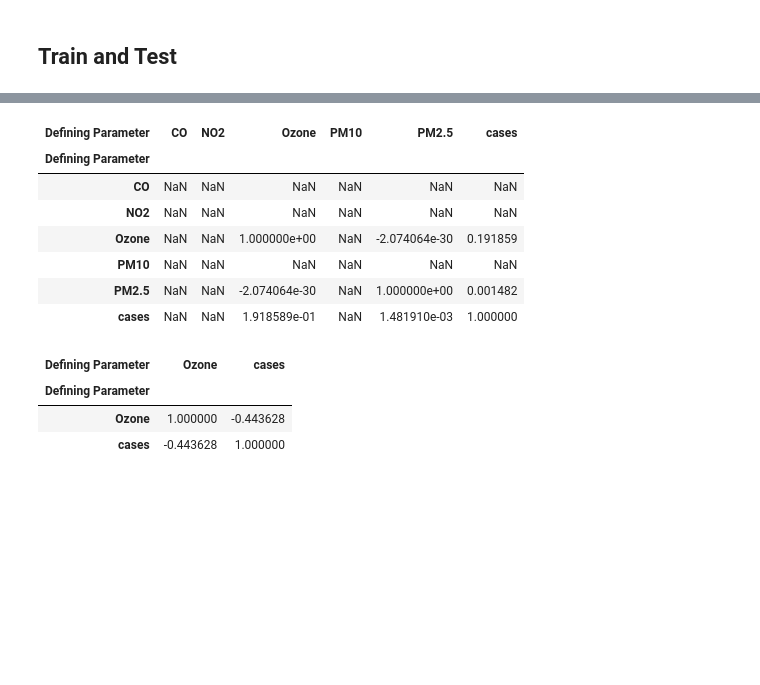
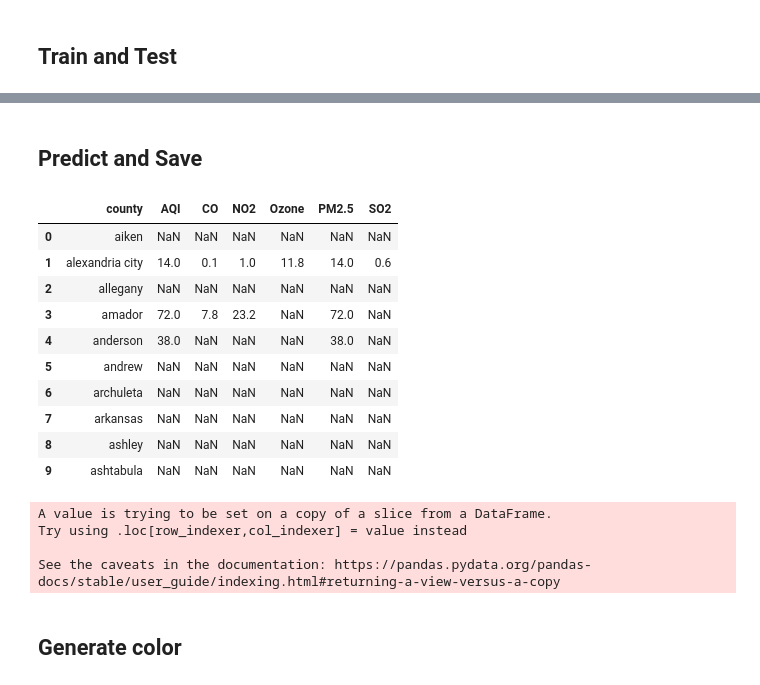
Before and after one commit to Chinmay-KB/cfg2020, a Jupyter notebook: backend/AQI-Covid-Correlation.ipynb, the cells around one changed output, grey strips where cells are left out. Drawn from its saved outputs; the diff is of its cells as text; code cells hidden in the pictures; blank space fills up the shorter version.

```diff
--- a/backend/AQI-Covid-Correlation.ipynb
+++ b/backend/AQI-Covid-Correlation.ipynb
@@ -11,6 +11,8 @@ aqi_url='https://aqs.epa.gov/aqsweb/airdata/daily_aqi_by_county_2020.zip'
 aqi_zip='daily_aqi_by_county_2020.zip'
 aqi_file='daily_aqi_by_county_2020.csv'
 # thresh_pcntg = 0.6 # drop parameter if fraction of null is less than this fraction
+# %%
+incubationPeriod=5
 # %% [markdown]
 ## Download data
 # %%
@@ -110,6 +120,8 @@ for county, cvidCounty in cvidByCounty.items():
 
     cvid_aqiByCounty[county]=aqiByCounty[county].copy()
     cvid_aqiByCounty[county]['cases']=cvidByCounty[county]['cases'].tolist()
+    cvid_aqiByCounty[county]['cases']=cvid_aqiByCounty[county]['cases'].shift(incubationPeriod)
+    cvid_aqiByCounty[county]=cvid_aqiByCounty[county].iloc[incubationPeriod:]
 
 
 #     cvid_aqiByCounty[county]=cvid_aqiByCounty[county].fillna(cvid_aqiByCounty[county].mean())
@@ -120,6 +132,9 @@ for county, cvidCounty in cvidByCounty.items():
         cvid_aqiByCounty.pop(county)
         continue
 
+    cvid_aqiByCounty[county]=cvid_aqiByCounty[county].sort_values(['Date'])
+    temp=pd.Series([0] + cvid_aqiByCounty[county].cases.tolist()[:-1]).to_numpy()
+    cvid_aqiByCounty[county].cases=cvid_aqiByCounty[county].cases.to_numpy() - temp
     print(county, len(cvidByCounty[county]), len(aqiByCounty[county]), len(cvid_aqiByCounty[county]))
 
     print(cvid_aqiByCounty[county].isna().sum())
@@ -188,18 +213,2 @@ pickle.dump(model, open(filename, 'wb'))
-# %%
-cvid_aqiByCounty['ada'].drop(columns=['Date']).corr()
-# %% [output]
-| Defining Parameter | CO | NO2 | Ozone | PM10 | PM2.5 | cases |
-| Defining Parameter |  |  |  |  |  |  |
-| CO | NaN | NaN | NaN | NaN | NaN | NaN |
-| NO2 | NaN | NaN | NaN | NaN | NaN | NaN |
-| Ozone | NaN | NaN | 1.000000e+00 | NaN | -2.074064e-30 | 0.191859 |
-| PM10 | NaN | NaN | NaN | NaN | NaN | NaN |
-| PM2.5 | NaN | NaN | -2.074064e-30 | NaN | 1.000000e+00 | 0.001482 |
-| cases | NaN | NaN | 1.918589e-01 | NaN | 1.481910e-03 | 1.000000 |
-# %%
-cvid_aqiByCounty['hanover'].corr()
-# %% [output]
-| Defining Parameter | Ozone | cases |
-| Defining Parameter |  |  |
-| Ozone | 1.000000 | -0.443628 |
-| cases | -0.443628 | 1.000000 |
+# %% [markdown]
+## Predict and Save
@@ -205,0 +217,32 @@ cvid_aqiByCounty['hanover'].corr()
+# %%
+import curr_aqi, time
+
+loc_list = list(cvid_aqiByCounty.keys())
+APIDF = curr_aqi.show_aqi(loc_list)
+APIDF
+# %% [output]
+|  | county | AQI | CO | NO2 | Ozone | PM2.5 | SO2 |
+| 0 | aiken | NaN | NaN | NaN | NaN | NaN | NaN |
+| 1 | alexandria city | 14.0 | 0.1 | 1.0 | 11.8 | 14.0 | 0.6 |
+| 2 | allegany | NaN | NaN | NaN | NaN | NaN | NaN |
+| 3 | amador | 72.0 | 7.8 | 23.2 | NaN | 72.0 | NaN |
+| 4 | anderson | 38.0 | NaN | NaN | NaN | 38.0 | NaN |
+| 5 | andrew | NaN | NaN | NaN | NaN | NaN | NaN |
+| 6 | archuleta | NaN | NaN | NaN | NaN | NaN | NaN |
+| 7 | arkansas | NaN | NaN | NaN | NaN | NaN | NaN |
+| 8 | ashley | NaN | NaN | NaN | NaN | NaN | NaN |
+| 9 | ashtabula | NaN | NaN | NaN | NaN | NaN | NaN |
+# %%
+params=list(set(['Ozone', 'PM10', 'SO2', 'PM2.5', 'NO2']).intersection(APIDF.columns))
+
+APIDF['AQI']=APIDF[params].max(axis=1)
+APIDF=APIDF[~APIDF['AQI'].isna()]
+resultX=APIDF['AQI'].to_numpy().reshape(-1, 1)
+APIDF['risk_predicted']=MinMaxScaler().fit_transform(np.log10(predictor.predict(poly.transform(resultX)+1)))
+# %% [output]
+A value is trying to be set on a copy of a slice from a DataFrame.
+Try using .loc[row_indexer,col_indexer] = value instead
+
+See the caveats in the documentation: https://pandas.pydata.org/pandas-docs/stable/user_guide/indexing.html#returning-a-view-versus-a-copy
+# %% [markdown]
+## Generate color
```
Also changed, not shown: parts of 16 cells of this notebook, 15 other files.
